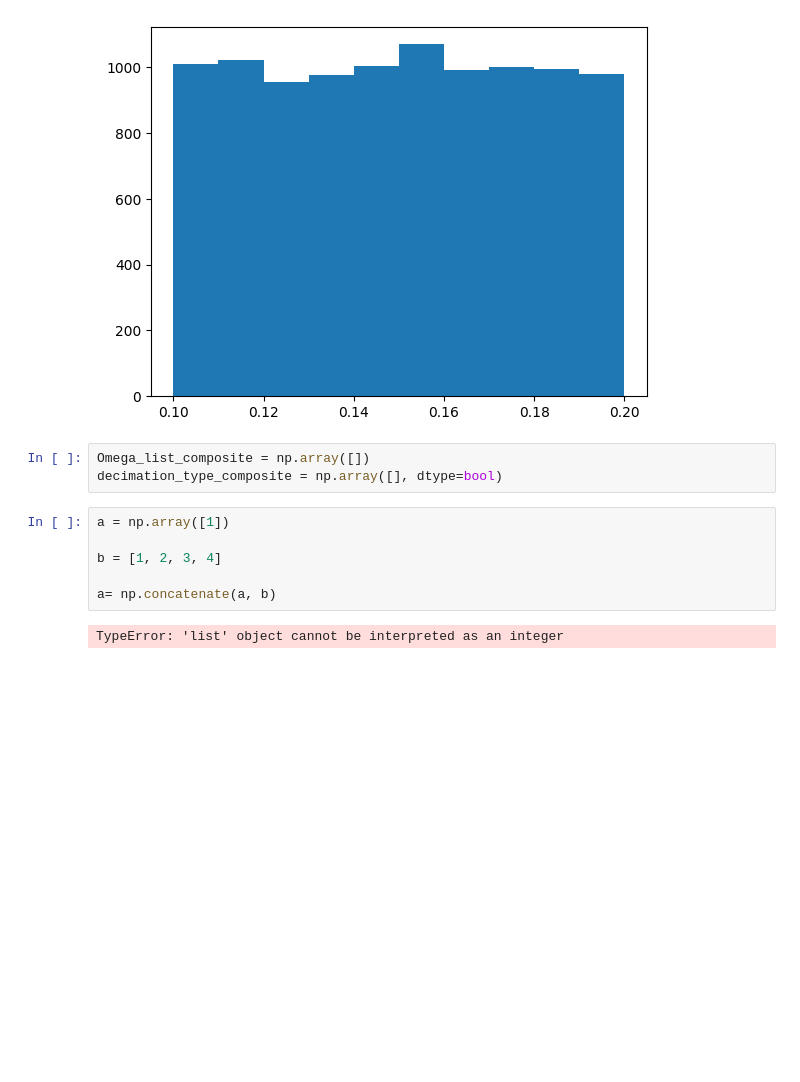
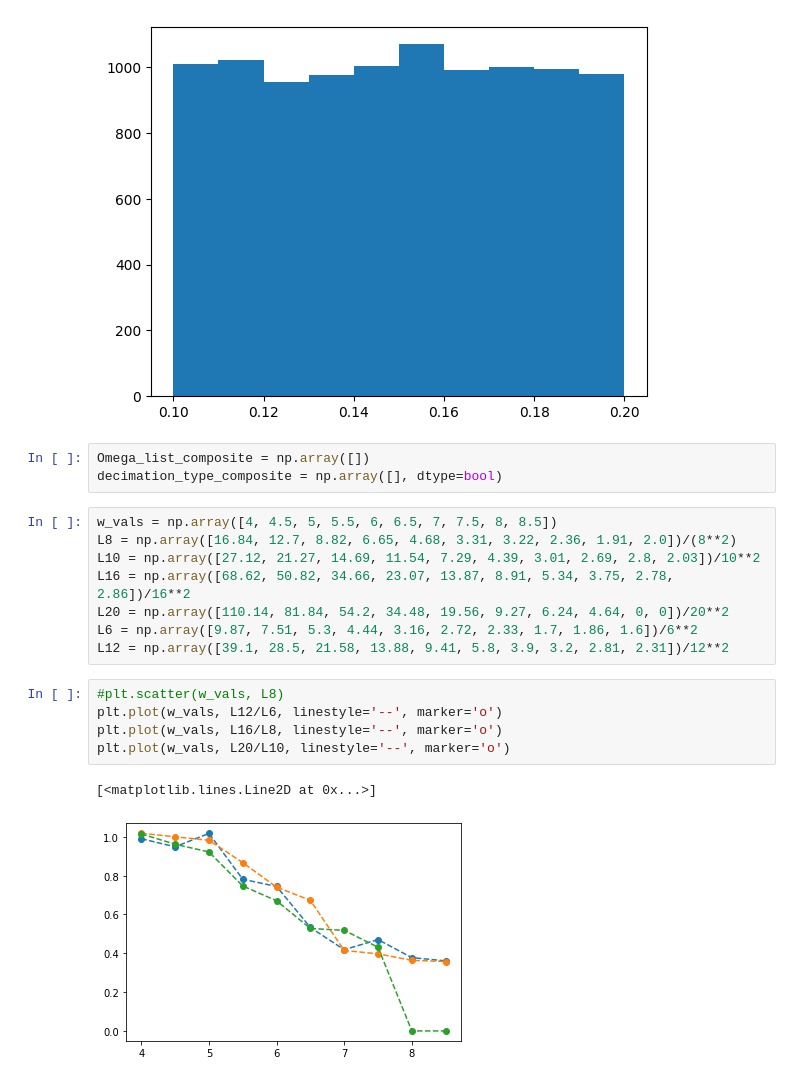
Before and after one commit to tsgaurav/Ising_RSRG, a Jupyter notebook: ipynb_notebooks/Testbed.ipynb, the cells around one changed output. Saved outputs shown, nothing was run; the diff lists cells and outputs as text; blank space fills up the shorter version.

```diff
--- a/ipynb_notebooks/Testbed.ipynb
+++ b/ipynb_notebooks/Testbed.ipynb
@@ -77,11 +78,19 @@ plt.hist(samples)
 # %%
 Omega_list_composite = np.array([])
 decimation_type_composite = np.array([], dtype=bool)
-# %%
-a = np.array([1])
-
-b = [1, 2, 3, 4]
-
-a= np.concatenate(a, b)
-# %% [output]
-TypeError: 'list' object cannot be interpreted as an integer
+# %%
+w_vals = np.array([4, 4.5, 5, 5.5, 6, 6.5, 7, 7.5, 8, 8.5])
+L8 = np.array([16.84, 12.7, 8.82, 6.65, 4.68, 3.31, 3.22, 2.36, 1.91, 2.0])/(8**2)
+L10 = np.array([27.12, 21.27, 14.69, 11.54, 7.29, 4.39, 3.01, 2.69, 2.8, 2.03])/10**2
+L16 = np.array([68.62, 50.82, 34.66, 23.07, 13.87, 8.91, 5.34, 3.75, 2.78, 2.86])/16**2
+L20 = np.array([110.14, 81.84, 54.2, 34.48, 19.56, 9.27, 6.24, 4.64, 0, 0])/20**2
+L6 = np.array([9.87, 7.51, 5.3, 4.44, 3.16, 2.72, 2.33, 1.7, 1.86, 1.6])/6**2
+L12 = np.array([39.1, 28.5, 21.58, 13.88, 9.41, 5.8, 3.9, 3.2, 2.81, 2.31])/12**2
+# %%
+#plt.scatter(w_vals, L8)
+plt.plot(w_vals, L12/L6, linestyle='--', marker='o')
+plt.plot(w_vals, L16/L8, linestyle='--', marker='o')
+plt.plot(w_vals, L20/L10, linestyle='--', marker='o')
+# %% [output]
+[<matplotlib.lines.Line2D at 0x...>]
+[figure, added]
```
Also changed, not shown: parts of 2 cells of this notebook, 29 other files.
